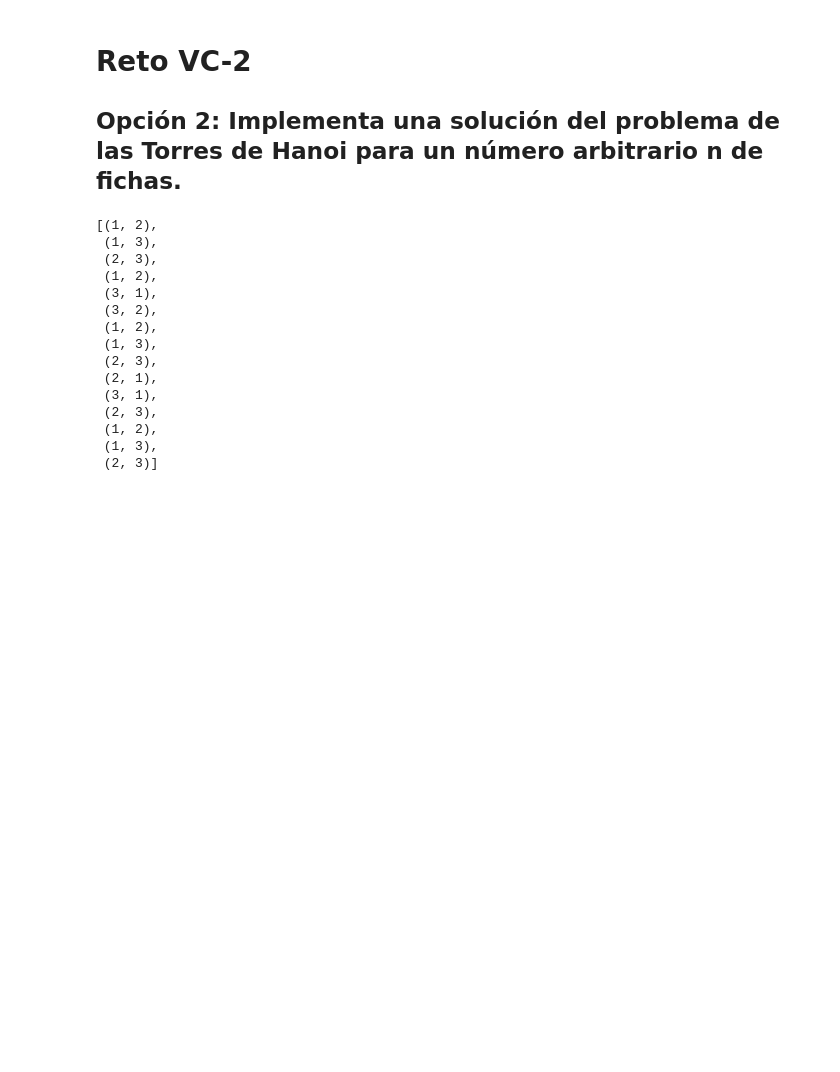
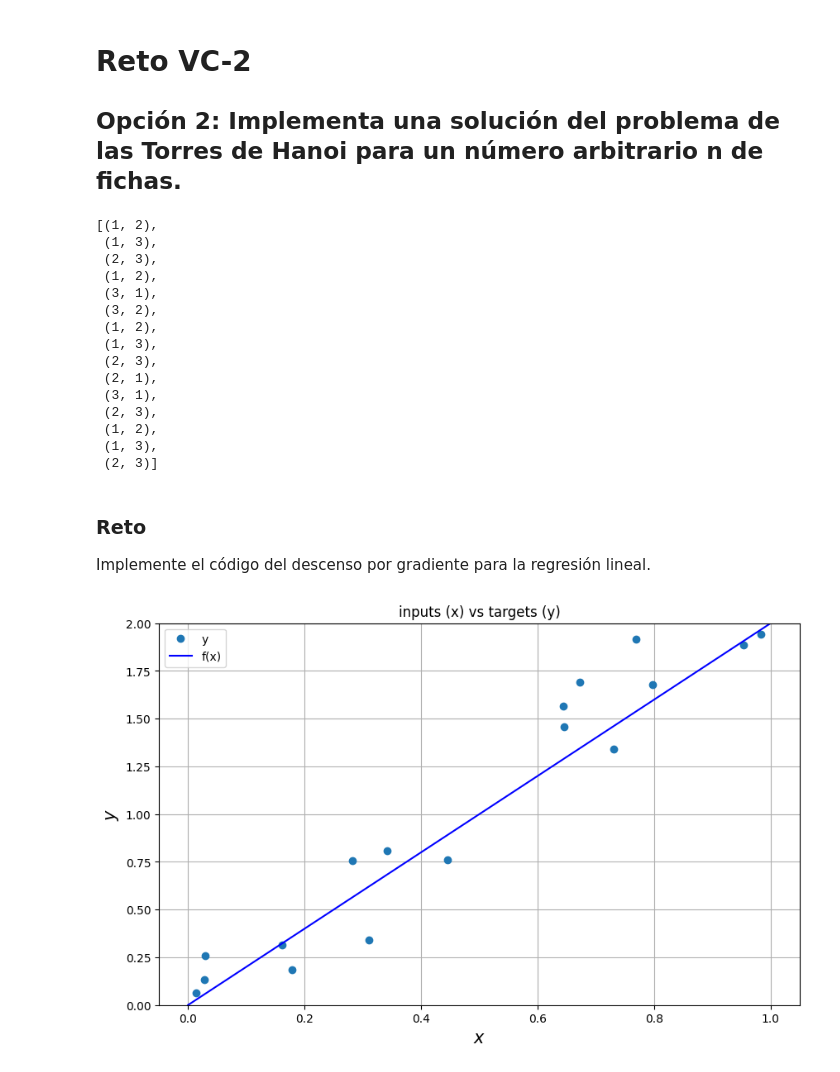
Before and after one commit to AlbertoEscrivaCastro/03MIAR_04_B_2023-24_Algoritmos-de-Optimizacion, a Jupyter notebook: Retos.ipynb, the cells around one changed output. Saved outputs shown, nothing was run; the diff lists cells and outputs as text; code cells hidden in the pictures; blank space fills up the shorter version.

```diff
--- a/Retos.ipynb
+++ b/Retos.ipynb
@@ -66,3 +66,7 @@ torres_hannoi(4,1,3)
  (1, 2),
  (1, 3),
  (2, 3)]
+# %% [markdown]
+### Reto
+
+Implemente el código del descenso por gradiente para la regresión lineal.
@@ -68,0 +79,21 @@ torres_hannoi(4,1,3)
+# %%
+x = np.random.uniform(0,1,20)
+
+def f(x): return x*2
+
+noise_variance =0.2
+noise = np.random.randn(x.shape[0])*noise_variance
+y = f(x) + noise
+
+plt.plot(x, y, 'o', label='y')
+plt.plot([0, 1], [f(0), f(1)], 'b-', label='f(x)')
+plt.xlabel('$x$', fontsize=15)
+plt.ylabel('$y$', fontsize=15)
+plt.ylim([0,2])
+plt.title('inputs (x) vs targets (y)')
+plt.grid()
+plt.legend(loc=2)
+plt.gcf().set_size_inches((10,6))
+plt.show()
+# %% [output]
+[figure, added]
```
Also changed, not shown: parts of 6 cells of this notebook.
